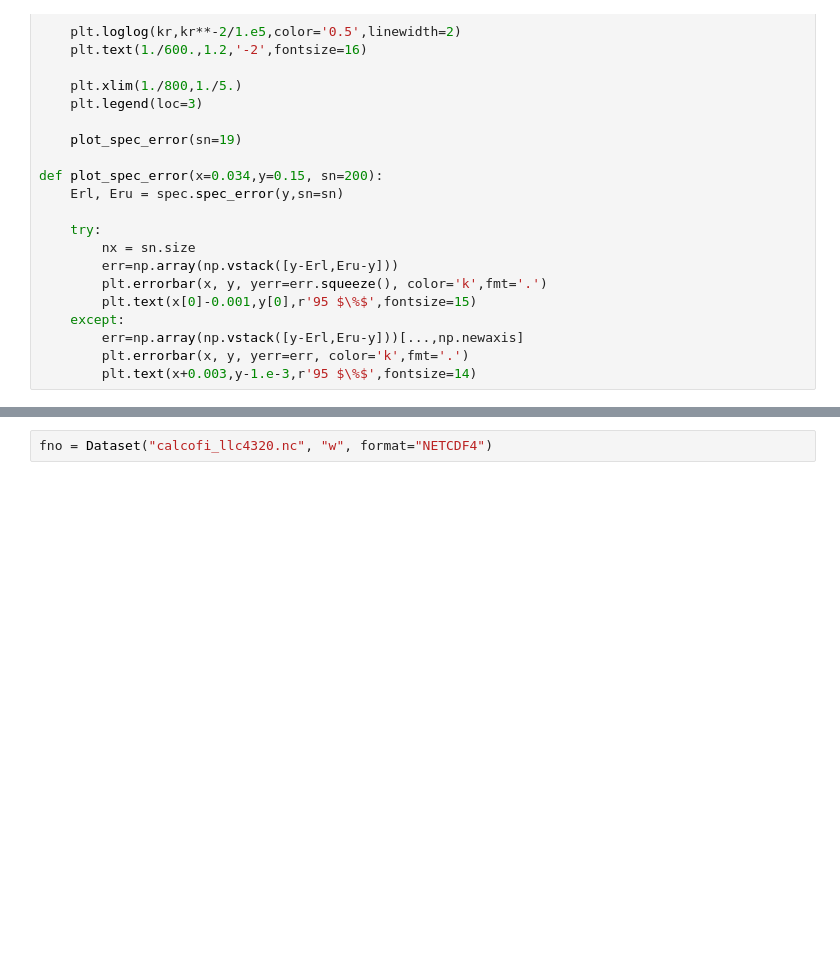
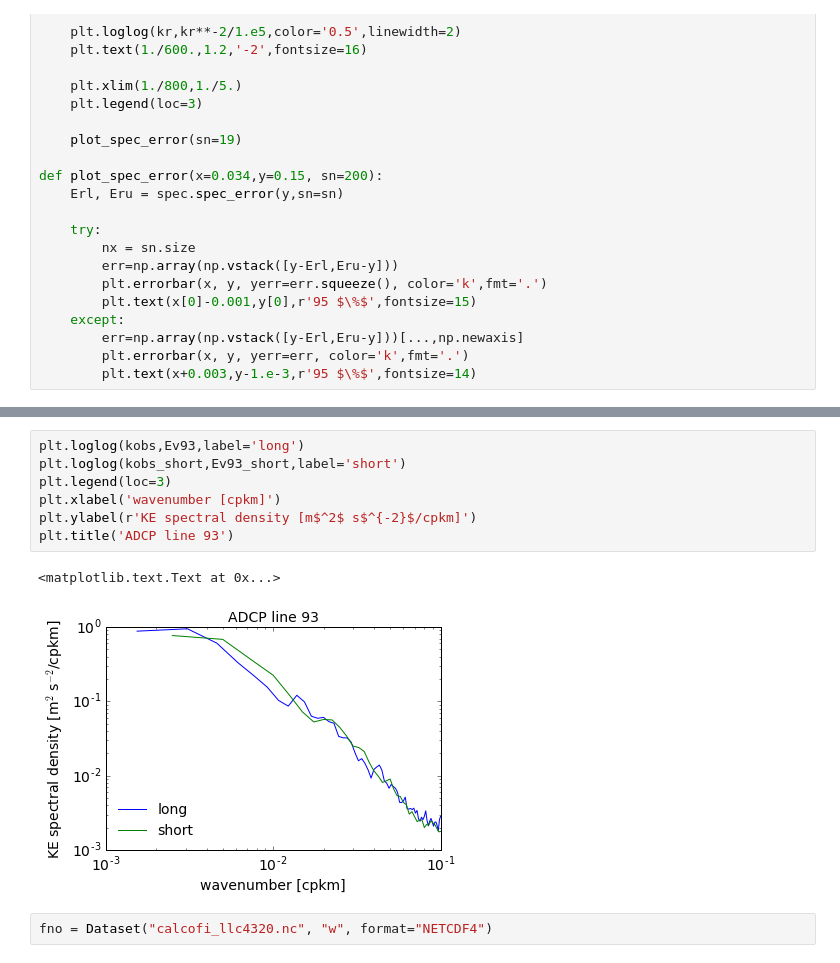
Before and after one commit to cesar-rocha/CalCoast, a Jupyter notebook: spec/CalCOFI_spectra.ipynb, the cells around one changed output, grey strips where cells are left out. Cells and saved outputs as stored; diff of their text form; blank space fills up the shorter version.

```diff
--- a/spec/CalCOFI_spectra.ipynb
+++ b/spec/CalCOFI_spectra.ipynb
@@ -87,3 +201,13 @@ plt.title('line 90, short')
+# %%
+plt.loglog(kobs,Ev93,label='long')
+plt.loglog(kobs_short,Ev93_short,label='short')
+plt.legend(loc=3)
+plt.xlabel('wavenumber [cpkm]')
+plt.ylabel(r'KE spectral density [m$^2$ s$^{-2}$/cpkm]')
+plt.title('ADCP line 93')
+# %% [output]
+<matplotlib.text.Text at 0x...>
+[figure, added]
 # %%
 fno = Dataset("calcofi_llc4320.nc", "w", format="NETCDF4")
 # %%
```
Also changed, not shown: parts of 34 cells of this notebook.
